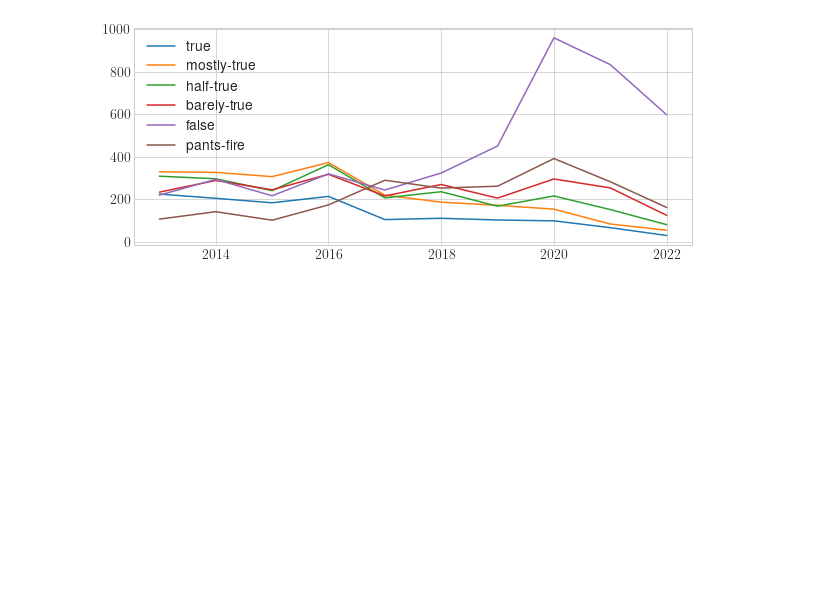
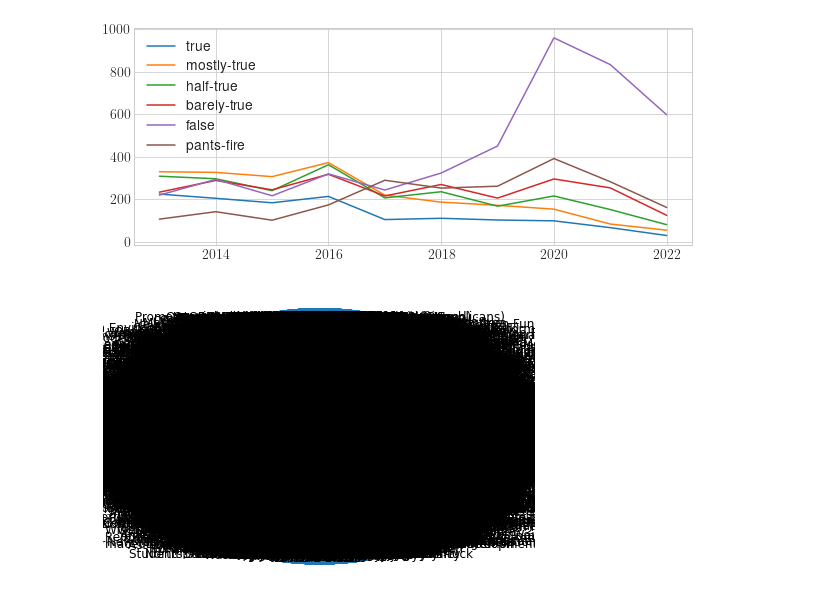
Before and after one commit to pgb206/ISDS2022_group7, a Jupyter notebook: project/project.ipynb, the cells around one changed output. Drawn from its saved outputs; the diff is of its cells as text; code cells hidden in the pictures; blank space fills up the shorter version.

```diff
--- a/project/project.ipynb
+++ b/project/project.ipynb
@@ -613,3 +624,11 @@ df_cat.T.iloc[-10:, :].plot()
 # %% [output]
 <AxesSubplot:>
 [figure]
+# %%
+import networkx as nx
+
+G = nx.Graph()
+G = nx.from_pandas_edgelist(data, 'meter', 'name_txt')
+nx.draw_shell(G, with_labels=True)
+# %% [output]
+[figure, added]
```
Also changed, not shown: parts of 4 cells of this notebook.
